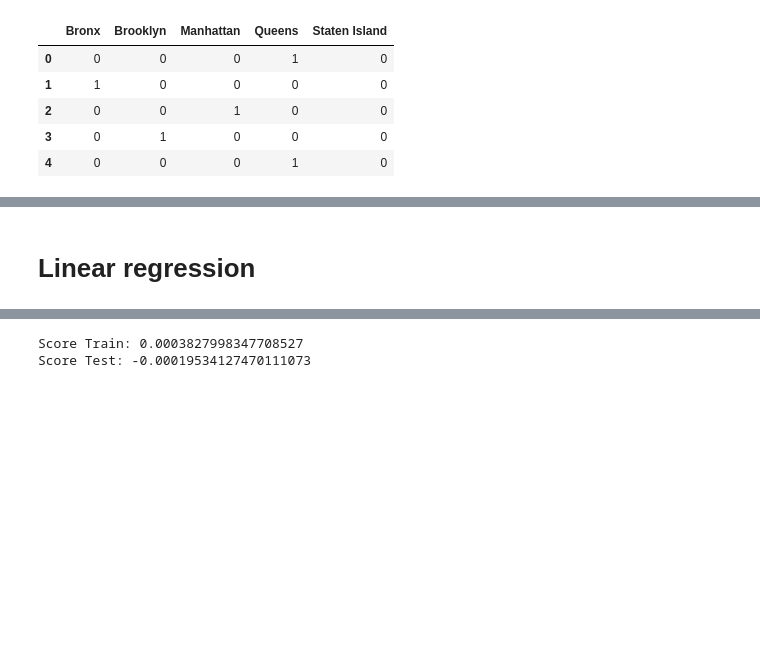
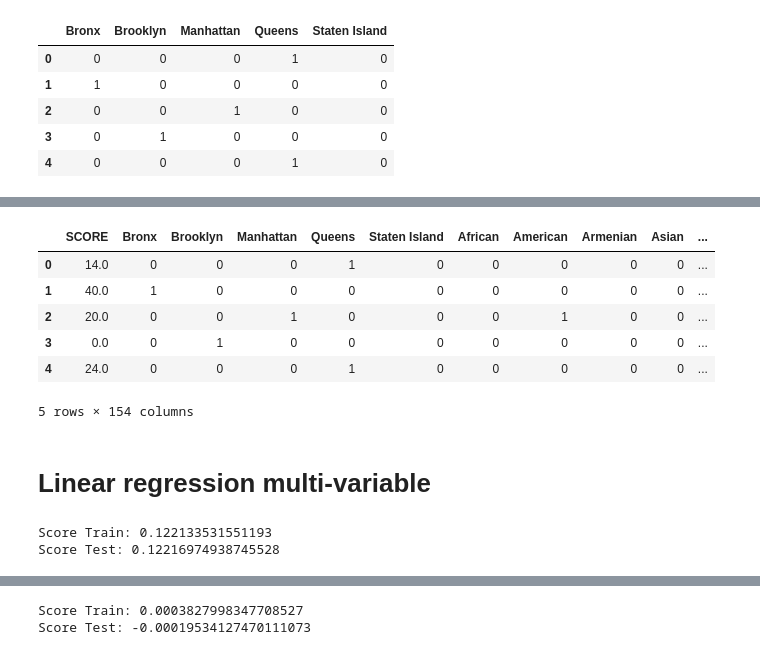
Before and after one commit to eungam/NYC-restaurant-inspections, a Jupyter notebook: Copy_of_Final_Project_Restaurant_Grades_NYC.ipynb, the cells around one changed output, grey strips where cells are left out. Cells and saved outputs as stored; diff of their text form; code cells hidden in the pictures; blank space fills up the shorter version.

```diff
--- a/Copy_of_Final_Project_Restaurant_Grades_NYC.ipynb
+++ b/Copy_of_Final_Project_Restaurant_Grades_NYC.ipynb
@@ -117,2 +100,13 @@ dataset.head()
+# %%
+dataset = dataset.drop(['BORO','Cuisine','VIOLATION CODE'], axis=1)
+dataset.head()
+# %% [output]
+|  | SCORE | Bronx | Brooklyn | Manhattan | Queens | Staten Island | African | American | Armenian | Asian | ... |
+| 0 | 14.0 | 0 | 0 | 0 | 1 | 0 | 0 | 0 | 0 | 0 | ... |
+| 1 | 40.0 | 1 | 0 | 0 | 0 | 0 | 0 | 0 | 0 | 0 | ... |
+| 2 | 20.0 | 0 | 0 | 1 | 0 | 0 | 0 | 1 | 0 | 0 | ... |
+| 3 | 0.0 | 0 | 1 | 0 | 0 | 0 | 0 | 0 | 0 | 0 | ... |
+| 4 | 24.0 | 0 | 0 | 0 | 1 | 0 | 0 | 0 | 0 | 0 | ... |
+5 rows × 154 columns
 # %% [markdown]
-# Linear regression
+# Linear regression multi-variable
@@ -118,0 +120,18 @@ dataset.head()
+# %%
+from sklearn.preprocessing import StandardScaler
+
+sc_X = StandardScaler()
+X_train = sc_X.fit_transform(X_train)
+X_test = sc_X.transform(X_test)
+
+from sklearn.linear_model import LinearRegression
+reg = LinearRegression()
+
+reg.fit(X_train, y_train)
+
+
+print("Score Train:",reg.score (X_train, y_train))
+print("Score Test:",reg.score (X_test, y_test))
+# %% [output]
+Score Train: 0.122133531551193
+Score Test: 0.12216974938745528
```
Also changed, not shown: parts of 26 cells of this notebook.
